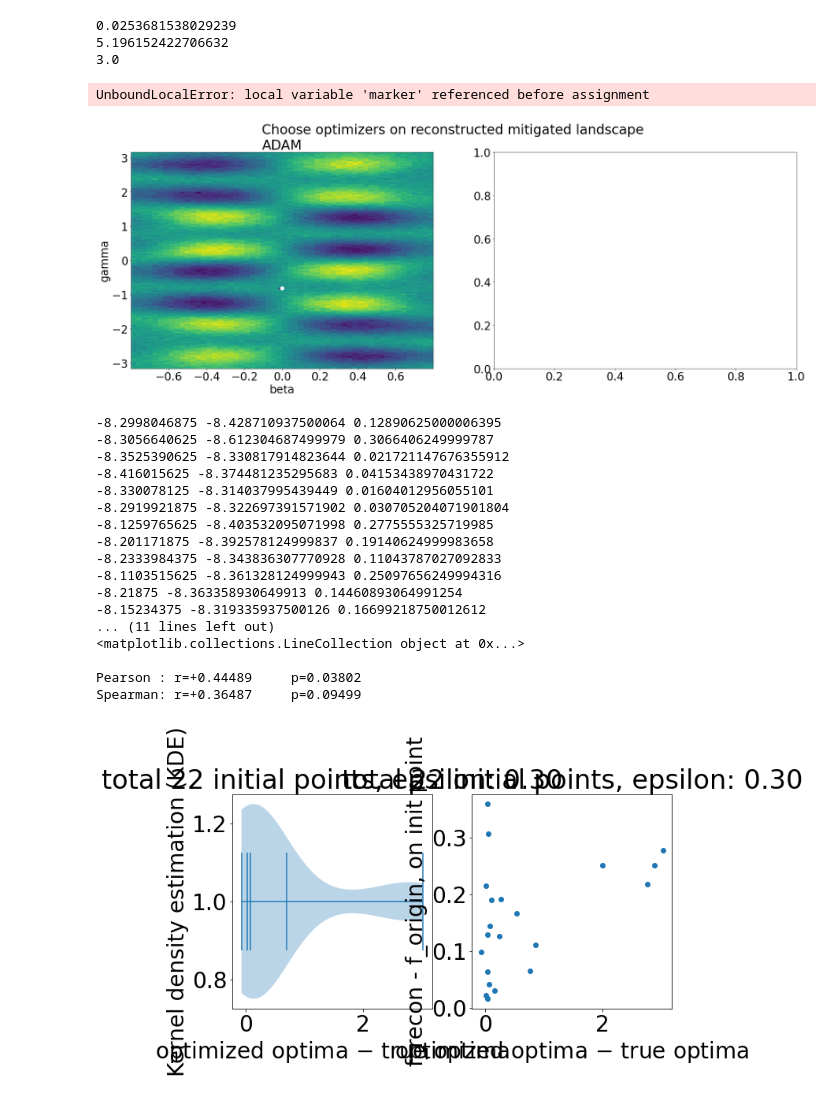
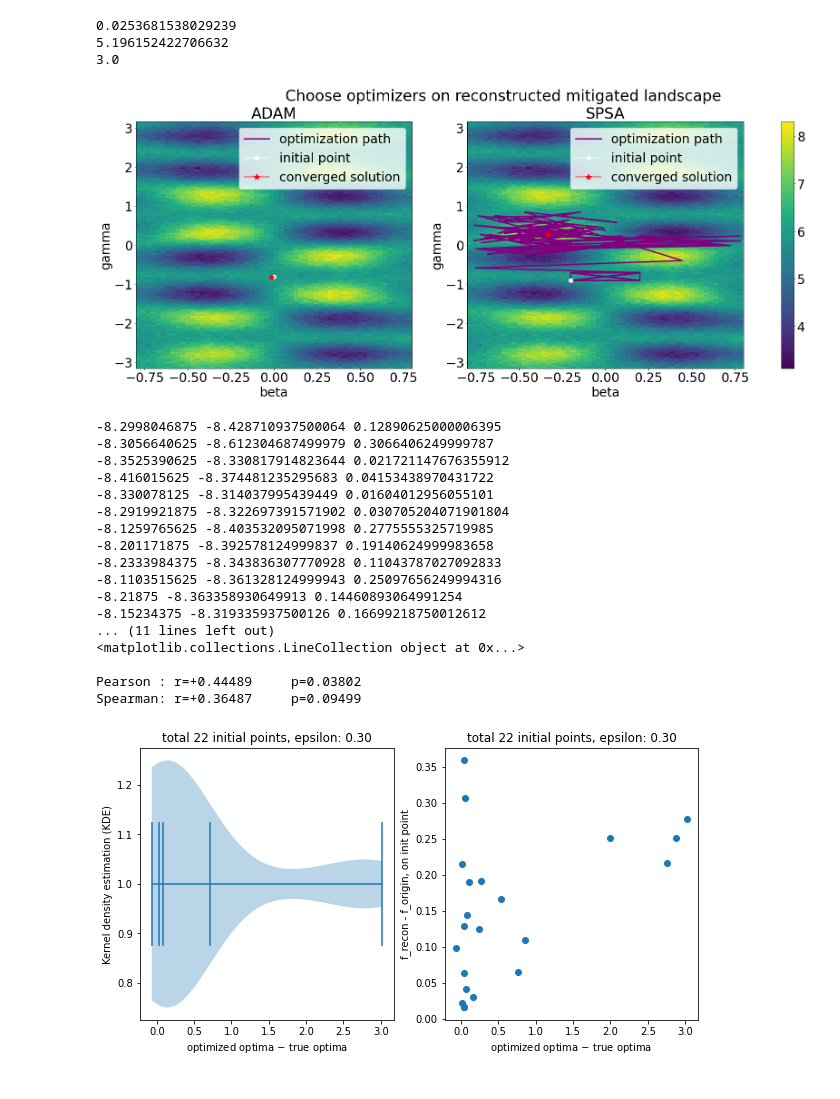
Before and after one commit to kunliu7/oscar, a Jupyter notebook: vis_figures_in_paper.ipynb, the cells around one changed output. Saved outputs shown, nothing was run; the diff lists cells and outputs as text; code cells hidden in the pictures.

```diff
--- a/vis_figures_in_paper.ipynb
+++ b/vis_figures_in_paper.ipynb
@@ -17,6 +17,8 @@ from scipy.spatial.distance import (
 )
 
 from data_loader import load_grid_search_data
+
+plt.rcParams['figure.figsize'] = (15.0, 8.0)
 # %%
 
 def _vis_landscapes(
@@ -314,8 +316,7 @@ def vis_choose_optimizer():
     )
 vis_choose_optimizer()
 # %% [output]
-UnboundLocalError: local variable 'marker' referenced before assignment
-[figure, old version]
+[figure, new version]
 # %%
 from distutils.log import error
 
@@ -355,6 +356,7 @@ def vis_find_init_pts_by_recon():
     origin = -origin['unmitis']
     # origin = -origin['ideals']
     recon_errors = []
+    plt.rc('font', size=10)
     for idx in ids: # idx: tuples
         # print(recon[idx[0], idx[1], idx[2], idx[3]])
         # print(recon[tuple(idx)])
@@ -403,34 +405,34 @@ def vis_find_init_pts_by_recon():
     # color = rst['bodies'][0].get_facecolor().flatten()
     # patch = mpatches.Patch(color=color, label="")
     axs[1].set_xlabel("optimized optima $-$ true optima")
     # axs.set_ylabel("# initial points")
     axs[1].set_ylabel("f_recon - f_origin, on init point")
     # plt.legend()
     axs[1].set_title(f"total {len(ids)} initial points, epsilon: {eps:.2f}")
 
 
     # quantiles
 
 vis_find_init_pts_by_recon()
 # %% [output]
 -8.2998046875 -8.428710937500064 0.12890625000006395
 -8.3056640625 -8.612304687499979 0.3066406249999787
 -8.3525390625 -8.330817914823644 0.021721147676355912
 -8.416015625 -8.374481235295683 0.04153438970431722
 -8.330078125 -8.314037995439449 0.01604012956055101
 -8.2919921875 -8.322697391571902 0.030705204071901804
 -8.1259765625 -8.403532095071998 0.2775555325719985
 -8.201171875 -8.392578124999837 0.19140624999983658
 -8.2333984375 -8.343836307770928 0.11043787027092833
 -8.1103515625 -8.361328124999943 0.25097656249994316
 -8.21875 -8.363358930649913 0.14460893064991254
 -8.15234375 -8.319335937500126 0.16699218750012612
 ... (11 lines left out)
 <matplotlib.collections.LineCollection object at 0x...>
 
 Pearson : r=+0.44489     p=0.03802
 Spearman: r=+0.36487     p=0.09499
-[figure, old version]
+[figure, new version]
 # %%
 def heatmap_sf_sr_recon_error(sf_range, sr_range, errors):
     fig = plt.figure(figsize=[5, 4])
```
Also changed, not shown: parts of 9 cells of this notebook.
